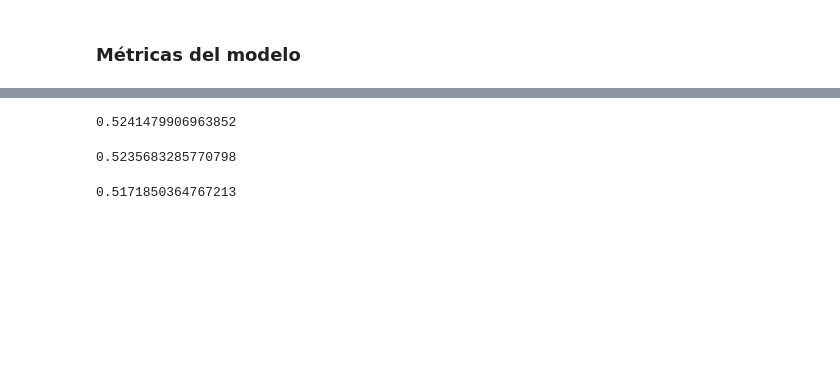
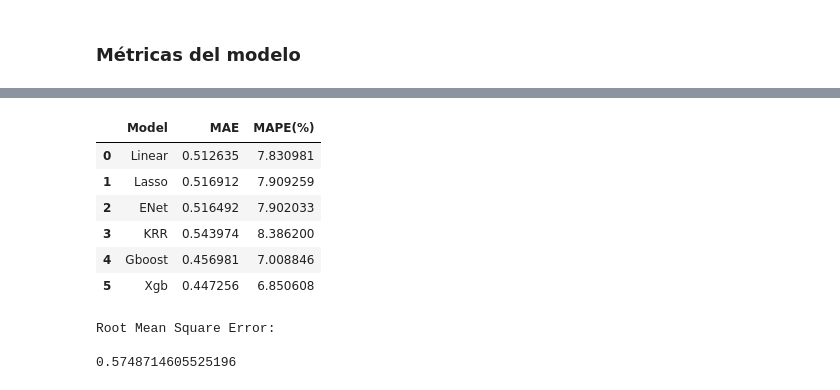
Before and after one commit to Cgarciaz/Machine_Learning, a Jupyter notebook: src/notebooks/modelos_ML.ipynb, the cells around one changed output, grey strips where cells are left out. Drawn from its saved outputs; the diff is of its cells as text; code cells hidden in the pictures; blank space fills up the shorter version.

```diff
--- a/src/notebooks/modelos_ML.ipynb
+++ b/src/notebooks/modelos_ML.ipynb
@@ -337,3 +339,3 @@ LGBM score: 0.6426 (0.0165)
 # %%
-model_xgb.fit(X_train,y_train)
-xgb_pred = model_xgb.predict(X_test)
+lm.fit(X_train,y_train)
+linear_pred = lm.predict(X_test)
@@ -367,12 +379,43 @@ mae(y_test, GBoost_pred)
-# %%
-mae(y_test, lasso_pred)
-# %% [output]
-0.5241479906963852
-# %%
-mae(y_test, ENet_pred)
-# %% [output]
-0.5235683285770798
-# %%
-mae(y_test, KRR_pred)
-# %% [output]
-0.5171850364767213
+# %%
+mae_lr = mae(y_test, linear_pred)
+mae_lasso = mae(y_test, lasso_pred)
+mae_ENet = mae(y_test, ENet_pred)
+mae_KRR = mae(y_test, KRR_pred)
+mae_GBoost = mae(y_test, GBoost_pred)
+mae_xgb = mae(y_test, xgb_pred)
+# %%
+mape_lr = mape(y_test, linear_pred) * 100
+mape_lasso = mape(y_test, lasso_pred) * 100
+mape_ENet = mape(y_test, ENet_pred) * 100
+mape_KRR = mape(y_test, KRR_pred) * 100
+mape_GBoost = mape(y_test, GBoost_pred) * 100
+mape_xgb = mape(y_test, xgb_pred) * 100
+# %%
+modelCol = ['Linear', 'Lasso', 'ENet',
+            'KRR','Gboost','Xgb']
+maeCol = [mae_lr, mae_lasso, mae_ENet, mae_KRR, mae_GBoost, mae_xgb]
+mapeCol = [mape_lr, mape_lasso, mape_ENet, mape_KRR, mape_GBoost, mape_xgb]
+models = pd.DataFrame({
+    'Model': modelCol,
+    'MAE': maeCol,
+    'MAPE(%)':mapeCol
+    })
+models
+# %% [output]
+|  | Model | MAE | MAPE(%) |
+| 0 | Linear | 0.512635 | 7.830981 |
+| 1 | Lasso | 0.516912 | 7.909259 |
+| 2 | ENet | 0.516492 | 7.902033 |
+| 3 | KRR | 0.543974 | 8.386200 |
+| 4 | Gboost | 0.456981 | 7.008846 |
+| 5 | Xgb | 0.447256 | 6.850608 |
+# %%
+MSE = np.square(np.subtract(y_test,xgb_pred)).mean()
+
+RMSE = math.sqrt(MSE)
+print("Root Mean Square Error:\n")
+print(RMSE)
+# %% [output]
+Root Mean Square Error:
+
+0.5748714605525196
```
Also changed, not shown: parts of 18 cells of this notebook.
